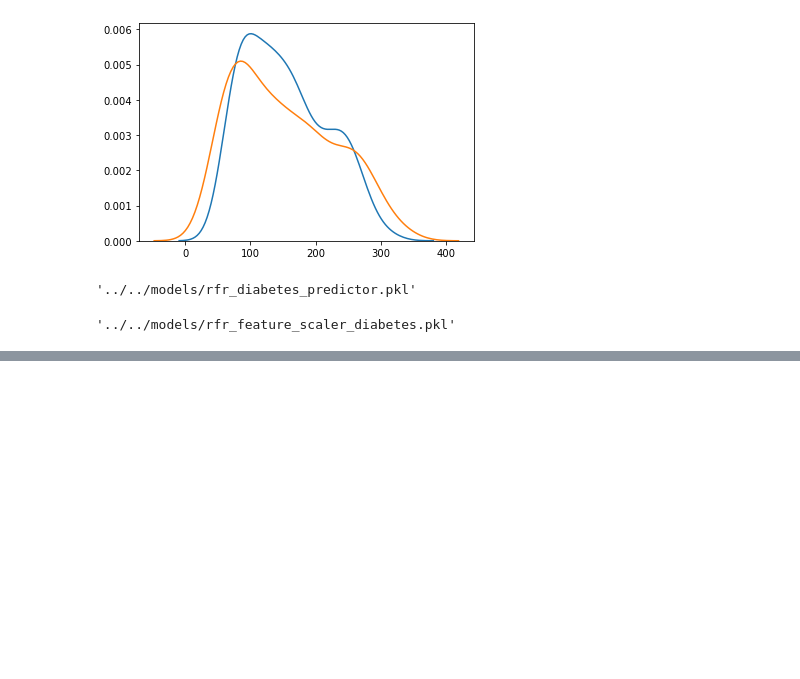
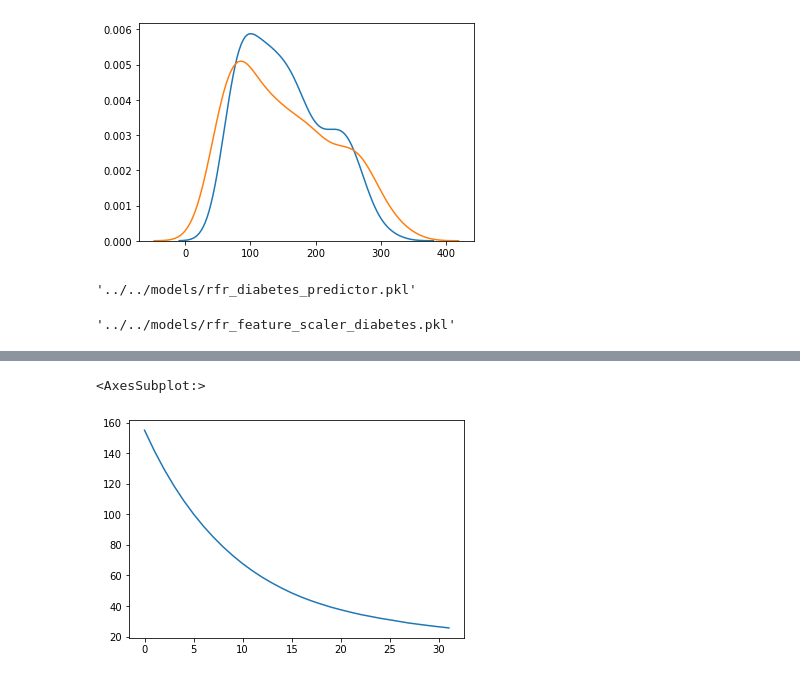
Before and after one commit to Barnwalswati/ML, a Jupyter notebook: supervised_ml/regression/random_forest_regr.ipynb, the cells around one changed output, grey strips where cells are left out. Cells and saved outputs as stored; diff of their text form; code cells hidden in the pictures; blank space fills up the shorter version.

```diff
--- a/supervised_ml/regression/random_forest_regr.ipynb
+++ b/supervised_ml/regression/random_forest_regr.ipynb
@@ -124,0 +142,7 @@ save_model('../../models/rfr_feature_scaler_diabetes.pkl',feature_scalar)
+# %%
+x = feature_scalar.fit_transform(x)
+df_diabetes['disease_progress'] = y
+trainx, testx, trainy, testy = train_test_split(x,y,test_size= .2, random_state=0)
+# %%
+data_matrix = xgb.DMatrix(data=x, label=y)
+data_matrix
@@ -124,0 +151,14 @@ save_model('../../models/rfr_feature_scaler_diabetes.pkl',feature_scalar)
+# %%
+params = {
+    'learning_rate':.1,
+    'max_depth':5,
+    'alpha':10,
+}
+# %%
+result = xgb.cv(dtrain= data_matrix,
+                params= params,
+                nfold = 3,
+                num_boost_round=100,
+                early_stopping_rounds=10,
+                metrics='rmse',
+                seed = 0 )
@@ -124,0 +185,5 @@ save_model('../../models/rfr_feature_scaler_diabetes.pkl',feature_scalar)
+# %%
+result['train-rmse-mean'].plot()
+# %% [output]
+<AxesSubplot:>
+[figure, added]
```
Also changed, not shown: parts of 6 cells of this notebook, 12 other files.
